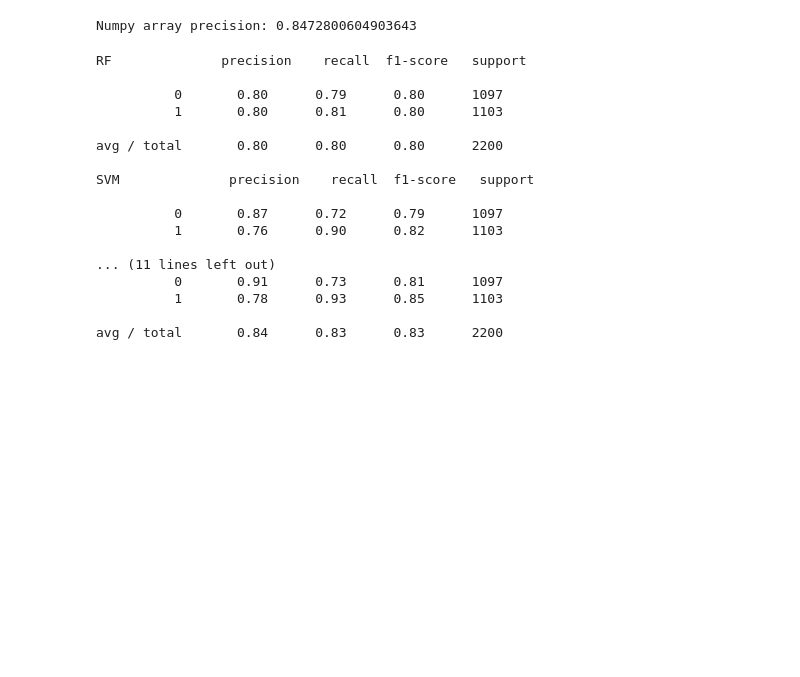
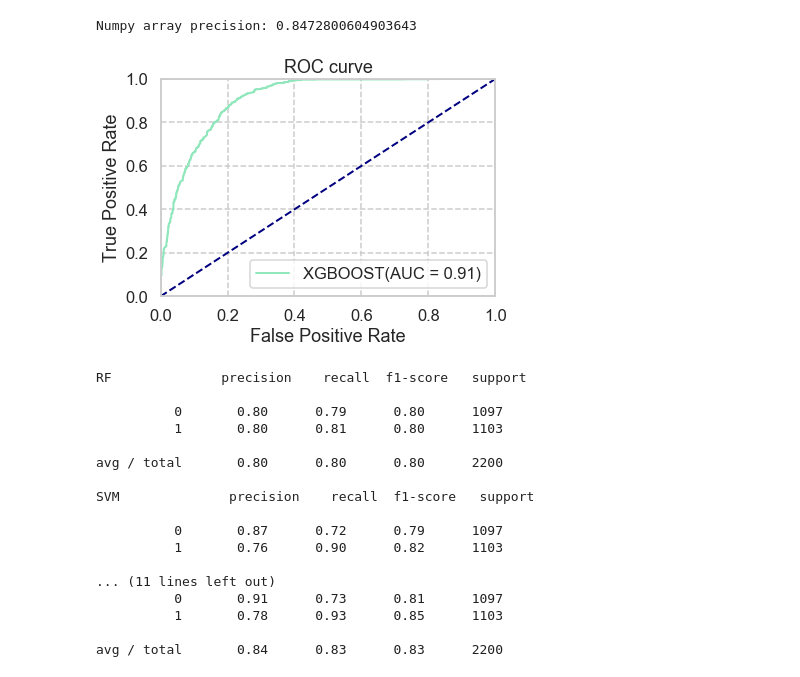
Before and after one commit to ywchiu/ctbcpy, a Jupyter notebook: Demo20190603.ipynb, the cells around one changed output. Saved outputs shown, nothing was run; the diff lists cells and outputs as text; code cells hidden in the pictures; blank space fills up the shorter version.

Commit message:
add train test

```diff
--- a/Demo20190603.ipynb
+++ b/Demo20190603.ipynb
@@ -1107,6 +1107,11 @@ array([1, 1, 1, ..., 1, 1, 0])
 print("Numpy array precision:", precision_score(y_test, best_preds, average='macro'))
 # %% [output]
 Numpy array precision: 0.8472800604903643
+# %%
+xgboost_predict = preds[:,1]
+plotAUC(y_test,xgboost_predict,'XGBOOST')
+# %% [output]
+[figure, added]
 # %%
 from sklearn.metrics import classification_report
 print("RF",classification_report(y_test, rfPredict, target_names=None))
```
Also changed, not shown: parts of 1 cell of this notebook.
